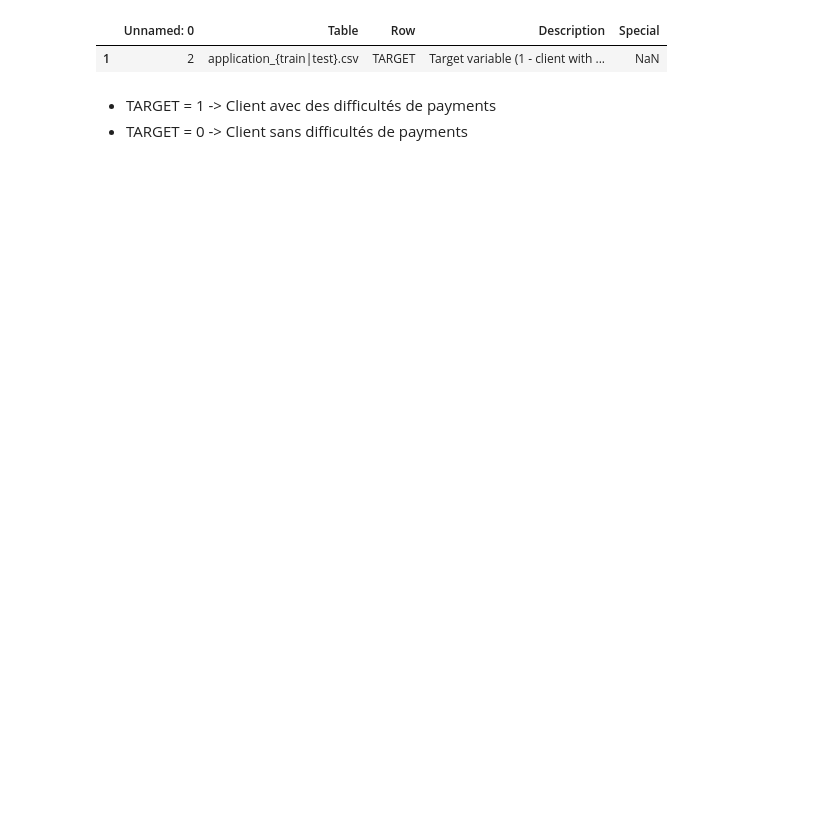
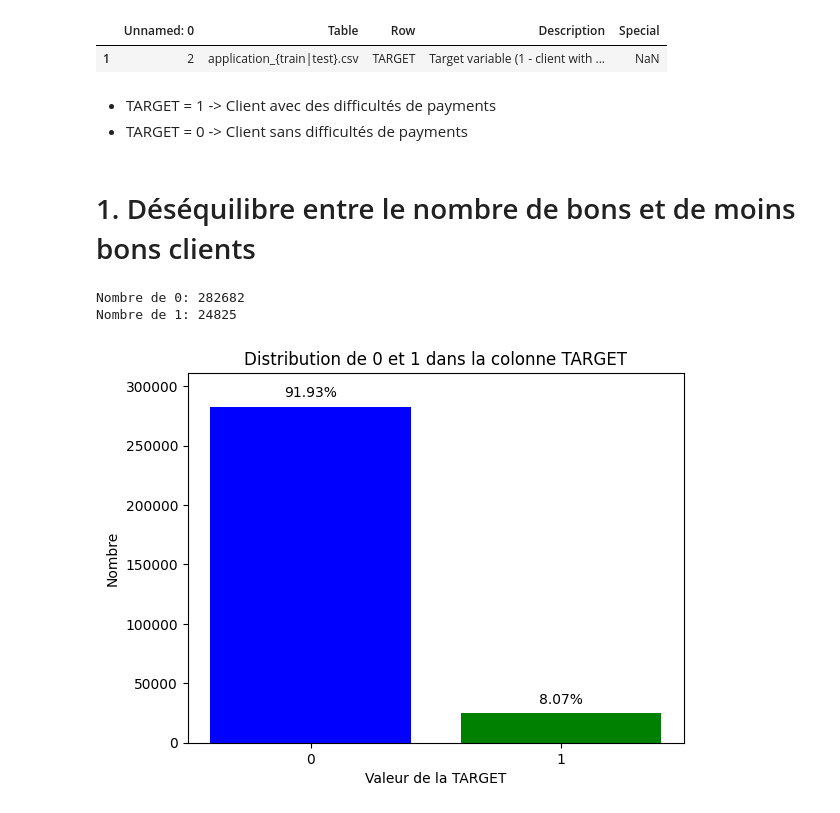
Before and after one commit to negocia438/OC_P7, a Jupyter notebook: MLFlow.ipynb, the cells around one changed output. Saved outputs shown, nothing was run; the diff lists cells and outputs as text; code cells hidden in the pictures; blank space fills up the shorter version.

Commit message:
Graphe du déséquilibre entre le nombre de bons et de moins bons clients

```diff
--- a/MLFlow.ipynb
+++ b/MLFlow.ipynb
@@ -118,3 +118,61 @@ definition_colonnes[definition_colonnes["Row"] == "TARGET"]
 # %% [markdown]
 - TARGET = 1 -> Client avec des difficultés de payments
 - TARGET = 0 -> Client sans difficultés de payments
+# %% [markdown]
+# 1. Déséquilibre entre le nombre de bons et de moins bons clients
+# %%
+import pandas as pd
+import matplotlib.pyplot as plt
+
+def plot_target_distribution(df, target_column='TARGET'):
+    """
+    Affiche la distribution des valeurs 0 et 1 d'une colonne cible sous forme de graphique à barres.
+
+    :param df: DataFrame contenant les données.
+    :param target_column: Nom de la colonne cible.
+    """
+    # Suppression des valeurs NaN
+    target_clean = df[target_column].dropna()
+
+    # Comptage des occurrences de chaque valeur
+    value_counts = target_clean.value_counts()
+
+    # Extraction des valeurs 0 et 1
+    nb_0 = value_counts.get(0, 0)
+    nb_1 = value_counts.get(1, 0)
+
+    # Affichage des résultats
+    print(f"Nombre de 0: {nb_0}")
+    print(f"Nombre de 1: {nb_1}")
+
+    # Calcul des pourcentages
+    total = len(target_clean)
+    percentages = [(nb_0 / total) * 100, (nb_1 / total) * 100]
+
+    # Création du graphique
+    labels = ['0', '1']
+    values = [nb_0, nb_1]
+    bars = plt.bar(labels, values, color=['blue', 'green'])
+
+    # Ajustement de l'affichage
+    plt.ylim(0, max(values) * 1.1)  # 10% d'espace en haut
+
+    # Ajout des annotations
+    for bar, pct in zip(bars, percentages):
+        plt.text(bar.get_x() + bar.get_width() / 2,
+                 bar.get_height() + 0.02 * max(values),
+                 f'{pct:.2f}%',
+                 ha='center',
+                 va='bottom')
+
+    plt.xlabel('Valeur de la TARGET')
+    plt.ylabel('Nombre')
+    plt.title('Distribution de 0 et 1 dans la colonne TARGET')
+    plt.show()
+
+
+plot_target_distribution(df)
+# %% [output]
+Nombre de 0: 282682
+Nombre de 1: 24825
+[figure, added]
```
